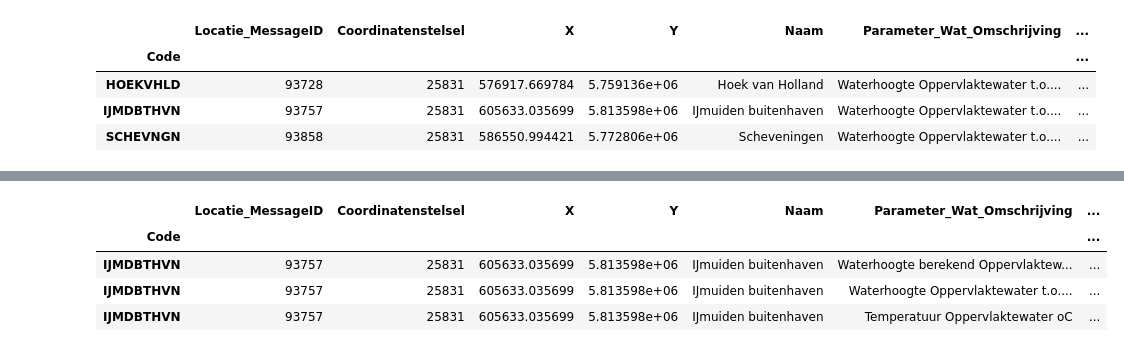
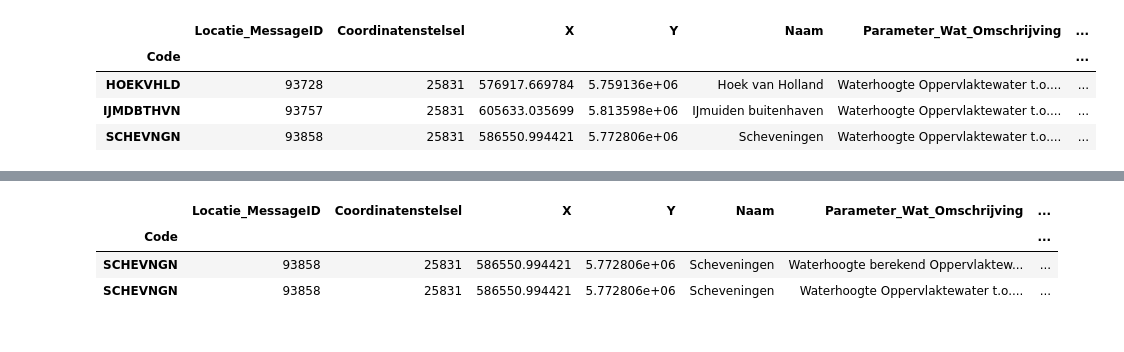
Before and after one commit to Deltares/ddlpy, a Jupyter notebook: notebooks/measurements.ipynb, the cells around one changed output, grey strips where cells are left out. Cells and saved outputs as stored; diff of their text form; code cells hidden in the pictures.

```diff
--- a/notebooks/measurements.ipynb
+++ b/notebooks/measurements.ipynb
@@ -93,10 +84,10 @@ selected
 # %%
 # numtiple parameters avaialble per location
 # each combination is a row
-locations.loc['IJMDBTHVN']
+records = locations.loc['SCHEVNGN']
+records
 # %% [output]
 |  | Locatie_MessageID | Coordinatenstelsel | X | Y | Naam | Parameter_Wat_Omschrijving | ... |
 | Code |  |  |  |  |  |  | ... |
-| IJMDBTHVN | 93757 | 25831 | 605633.035699 | 5.813598e+06 | IJmuiden buitenhaven | Waterhoogte berekend Oppervlaktew... | ... |
-| IJMDBTHVN | 93757 | 25831 | 605633.035699 | 5.813598e+06 | IJmuiden buitenhaven | Waterhoogte Oppervlaktewater t.o.... | ... |
-| IJMDBTHVN | 93757 | 25831 | 605633.035699 | 5.813598e+06 | IJmuiden buitenhaven | Temperatuur Oppervlaktewater oC | ... |
+| SCHEVNGN | 93858 | 25831 | 586550.994421 | 5.772806e+06 | Scheveningen | Waterhoogte berekend Oppervlaktew... | ... |
+| SCHEVNGN | 93858 | 25831 | 586550.994421 | 5.772806e+06 | Scheveningen | Waterhoogte Oppervlaktewater t.o.... | ... |
```
Also changed, not shown: parts of 11 cells of this notebook.
